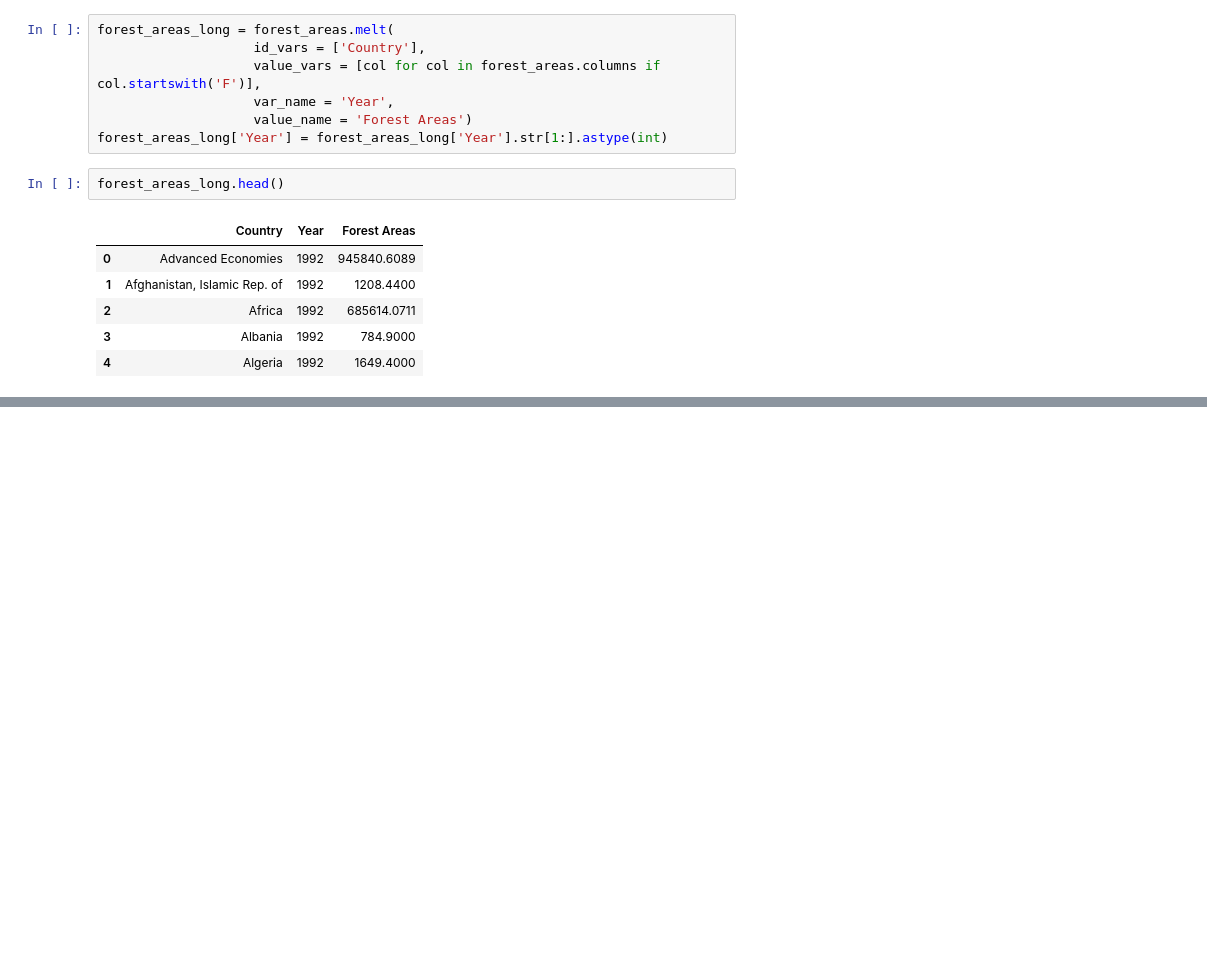
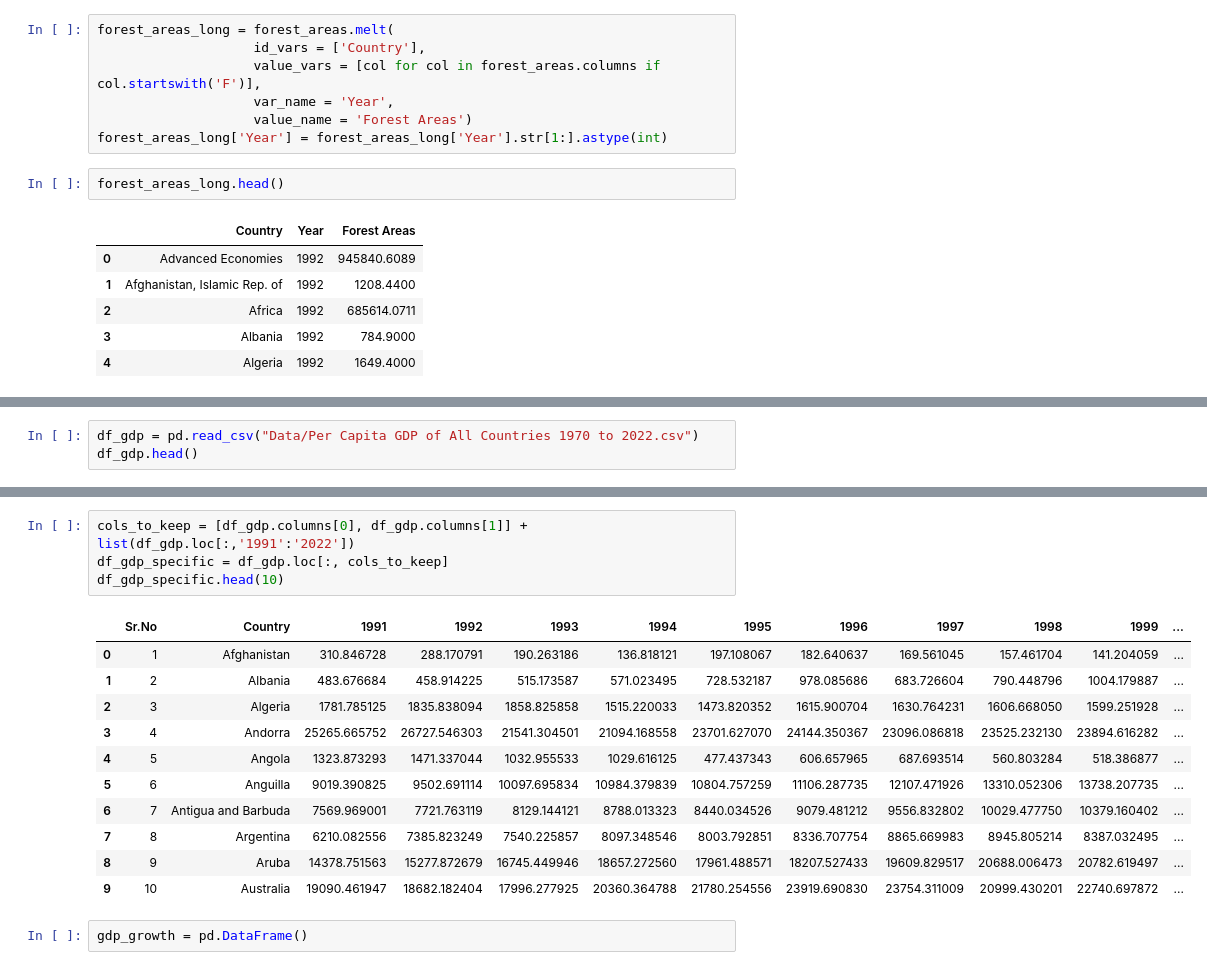
Before and after one commit to sdata07/Forest-Area-Predictor, a Jupyter notebook: main/main.ipynb, the cells around one changed output, grey strips where cells are left out. Cells and saved outputs as stored; diff of their text form; blank space fills up the shorter version.

Commit message:
Added gpd per capita changes

```diff
--- a/main/main.ipynb
+++ b/main/main.ipynb
@@ -87,0 +74,3 @@ for country in countries :
+# %%
+df_gdp = pd.read_csv("Data/Per Capita GDP of All Countries 1970 to 2022.csv")
+df_gdp.head()
@@ -87,0 +84,18 @@ for country in countries :
+# %%
+cols_to_keep = [df_gdp.columns[0], df_gdp.columns[1]] + list(df_gdp.loc[:,'1991':'2022'])
+df_gdp_specific = df_gdp.loc[:, cols_to_keep]
+df_gdp_specific.head(10)
+# %% [output]
+|  | Sr.No | Country | 1991 | 1992 | 1993 | 1994 | 1995 | 1996 | 1997 | 1998 | 1999 | ... |
+| 0 | 1 | Afghanistan | 310.846728 | 288.170791 | 190.263186 | 136.818121 | 197.108067 | 182.640637 | 169.561045 | 157.461704 | 141.204059 | ... |
+| 1 | 2 | Albania | 483.676684 | 458.914225 | 515.173587 | 571.023495 | 728.532187 | 978.085686 | 683.726604 | 790.448796 | 1004.179887 | ... |
+| 2 | 3 | Algeria | 1781.785125 | 1835.838094 | 1858.825858 | 1515.220033 | 1473.820352 | 1615.900704 | 1630.764231 | 1606.668050 | 1599.251928 | ... |
+| 3 | 4 | Andorra | 25265.665752 | 26727.546303 | 21541.304501 | 21094.168558 | 23701.627070 | 24144.350367 | 23096.086818 | 23525.232130 | 23894.616282 | ... |
+| 4 | 5 | Angola | 1323.873293 | 1471.337044 | 1032.955533 | 1029.616125 | 477.437343 | 606.657965 | 687.693514 | 560.803284 | 518.386877 | ... |
+| 5 | 6 | Anguilla | 9019.390825 | 9502.691114 | 10097.695834 | 10984.379839 | 10804.757259 | 11106.287735 | 12107.471926 | 13310.052306 | 13738.207735 | ... |
+| 6 | 7 | Antigua and Barbuda | 7569.969001 | 7721.763119 | 8129.144121 | 8788.013323 | 8440.034526 | 9079.481212 | 9556.832802 | 10029.477750 | 10379.160402 | ... |
+| 7 | 8 | Argentina | 6210.082556 | 7385.823249 | 7540.225857 | 8097.348546 | 8003.792851 | 8336.707754 | 8865.669983 | 8945.805214 | 8387.032495 | ... |
+| 8 | 9 | Aruba | 14378.751563 | 15277.872679 | 16745.449946 | 18657.272560 | 17961.488571 | 18207.527433 | 19609.829517 | 20688.006473 | 20782.619497 | ... |
+| 9 | 10 | Australia | 19090.461947 | 18682.182404 | 17996.277925 | 20360.364788 | 21780.254556 | 23919.690830 | 23754.311009 | 20999.430201 | 22740.697872 | ... |
+# %%
+gdp_growth = pd.DataFrame()
```
Also changed, not shown: parts of 11 cells of this notebook, 3 other files.
